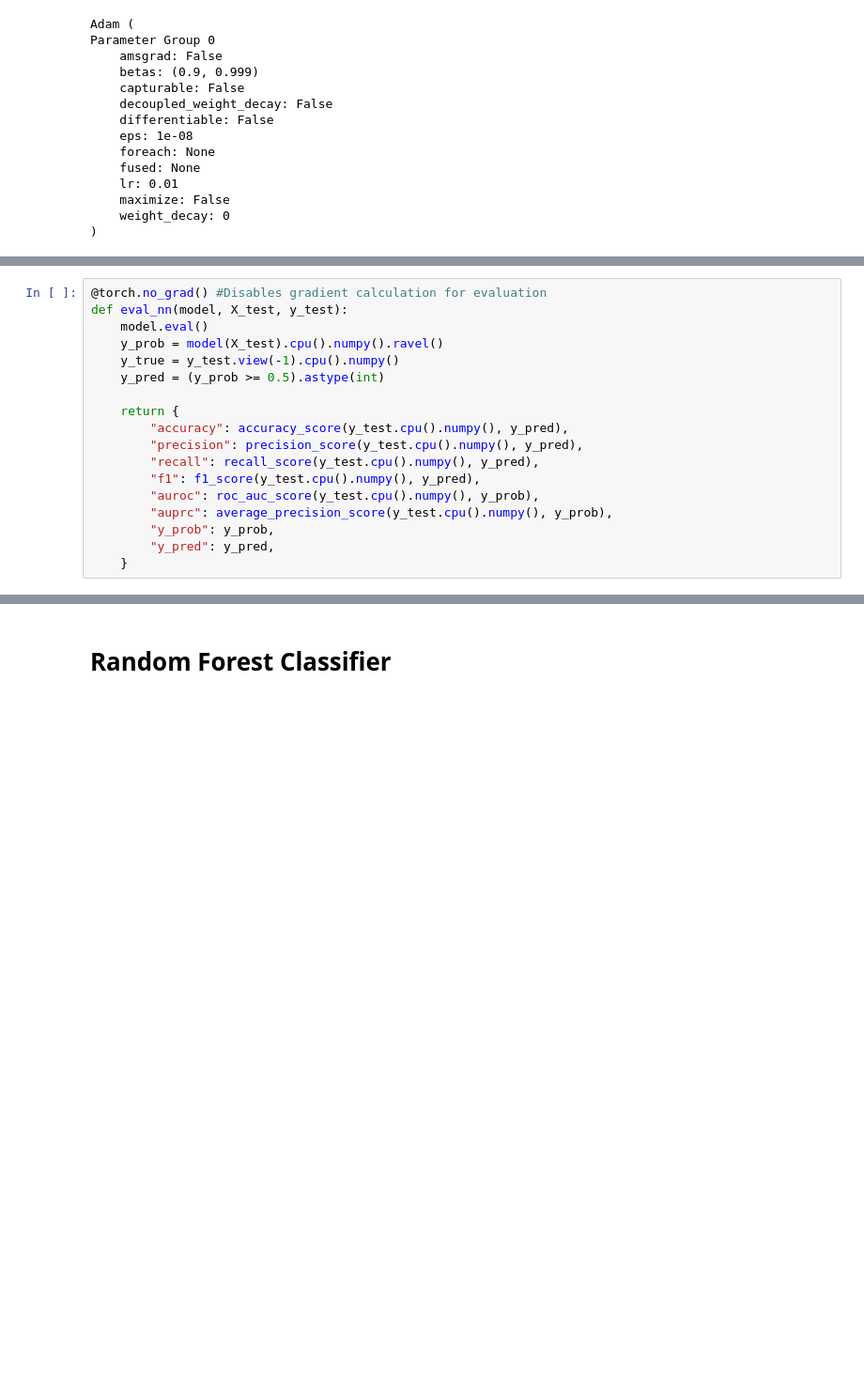
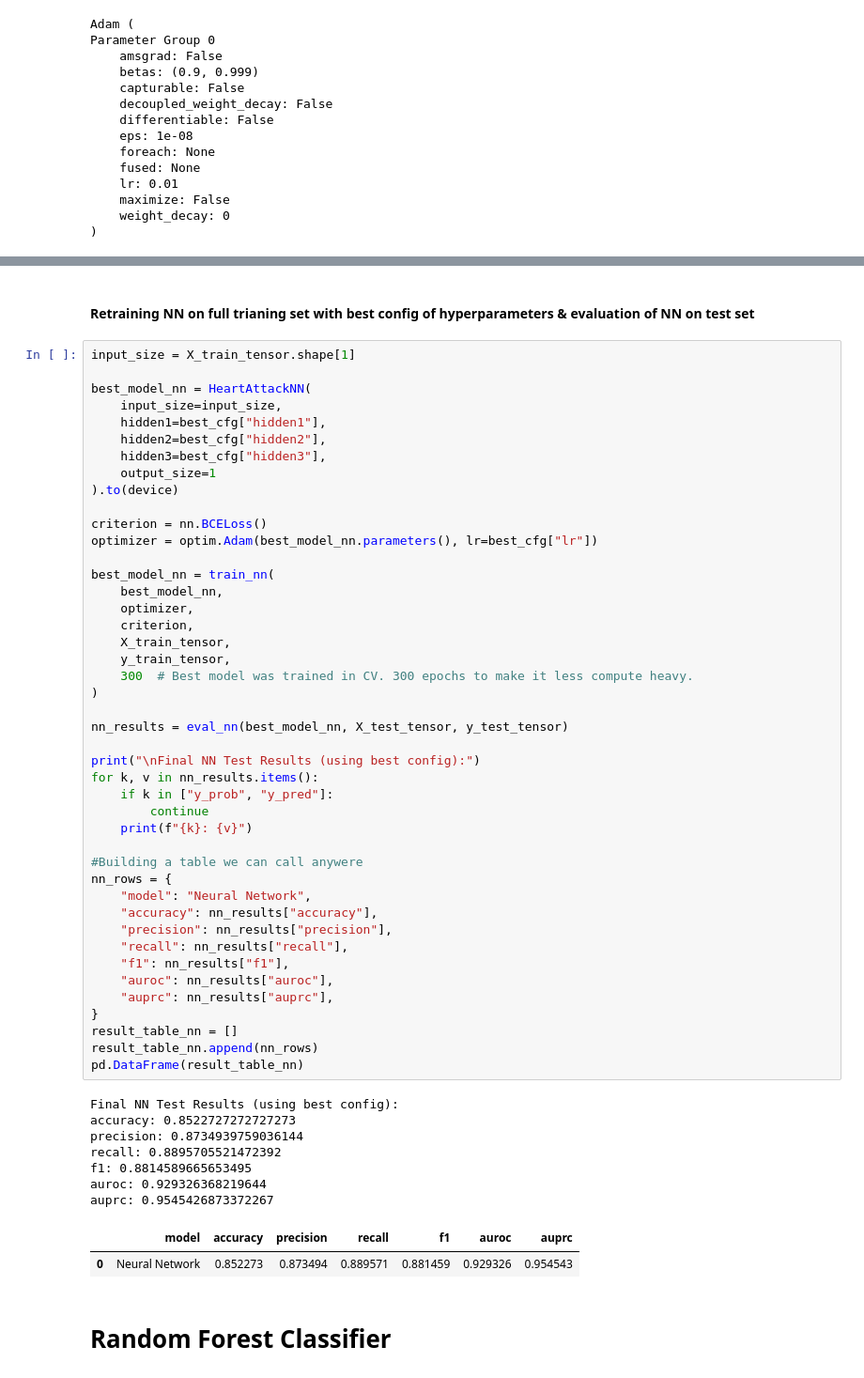
Before and after one commit to oliverolejar/Heart-Attack-Predictor, a Jupyter notebook: model.ipynb, the cells around one changed output, grey strips where cells are left out. Shown at 94% size. Saved outputs shown, nothing was run; the diff lists cells and outputs as text; blank space fills up the shorter version.

Commit message:
Added K=5 fold CV and final eval for NN as a dataframe object

```diff
--- a/model.ipynb
+++ b/model.ipynb
@@ -295,18 +276,0 @@ model = train_nn(model,optimizer, criterion, X_train_tensor, y_train_tensor, num
-# %%
-@torch.no_grad() #Disables gradient calculation for evaluation
-def eval_nn(model, X_test, y_test):
-    model.eval()
-    y_prob = model(X_test).cpu().numpy().ravel()
-    y_true = y_test.view(-1).cpu().numpy()
-    y_pred = (y_prob >= 0.5).astype(int)
-
-    return {
-        "accuracy": accuracy_score(y_test.cpu().numpy(), y_pred),
-        "precision": precision_score(y_test.cpu().numpy(), y_pred),
-        "recall": recall_score(y_test.cpu().numpy(), y_pred),
-        "f1": f1_score(y_test.cpu().numpy(), y_pred),
-        "auroc": roc_auc_score(y_test.cpu().numpy(), y_prob),
-        "auprc": average_precision_score(y_test.cpu().numpy(), y_prob),
-        "y_prob": y_prob,
-        "y_pred": y_pred,
-    }
@@ -330,3 +400,59 @@ auprc:0.9440845225943039
+# %% [markdown]
+#### Retraining NN on full trianing set with best config of hyperparameters & evaluation of NN on test set
+# %%
+input_size = X_train_tensor.shape[1]
+
+best_model_nn = HeartAttackNN(
+    input_size=input_size,
+    hidden1=best_cfg["hidden1"],
+    hidden2=best_cfg["hidden2"],
+    hidden3=best_cfg["hidden3"],
+    output_size=1
+).to(device)
+
+criterion = nn.BCELoss()
+optimizer = optim.Adam(best_model_nn.parameters(), lr=best_cfg["lr"])
+
+best_model_nn = train_nn(
+    best_model_nn,
+    optimizer,
+    criterion,
+    X_train_tensor,
+    y_train_tensor,
+    300  # Best model was trained in CV. 300 epochs to make it less compute heavy.
+)
+
+nn_results = eval_nn(best_model_nn, X_test_tensor, y_test_tensor)
+
+print("\nFinal NN Test Results (using best config):")
+for k, v in nn_results.items():
+    if k in ["y_prob", "y_pred"]:
+        continue
+    print(f"{k}: {v}")
+
+#Building a table we can call anywere
+nn_rows = {
+    "model": "Neural Network",
+    "accuracy": nn_results["accuracy"],
+    "precision": nn_results["precision"],
+    "recall": nn_results["recall"],
+    "f1": nn_results["f1"],
+    "auroc": nn_results["auroc"],
+    "auprc": nn_results["auprc"],
+}
+result_table_nn = []
+result_table_nn.append(nn_rows)
+pd.DataFrame(result_table_nn)
+# %% [output]
+Final NN Test Results (using best config):
+accuracy: 0.8522727272727273
+precision: 0.8734939759036144
+recall: 0.8895705521472392
+f1: 0.8814589665653495
+auroc: 0.929326368219644
+auprc: 0.9545426873372267
+|  | model | accuracy | precision | recall | f1 | auroc | auprc |
+| 0 | Neural Network | 0.852273 | 0.873494 | 0.889571 | 0.881459 | 0.929326 | 0.954543 |
 # %% [markdown]
 # Random Forest Classifier
 # %% [markdown]
```
Also changed, not shown: parts of 13 cells of this notebook.
